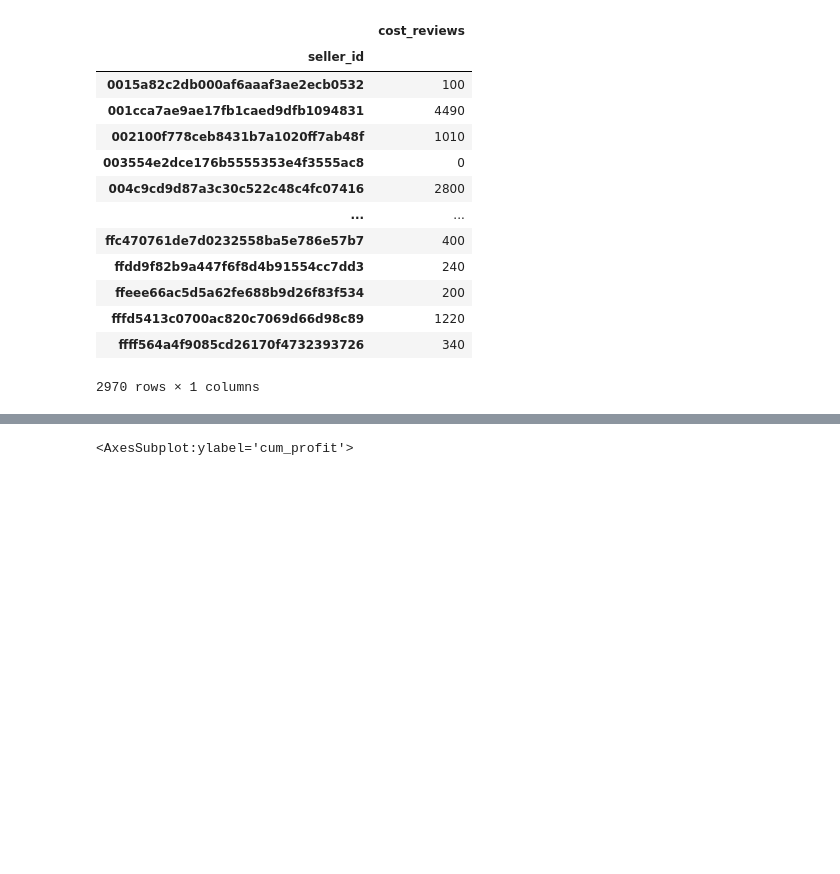
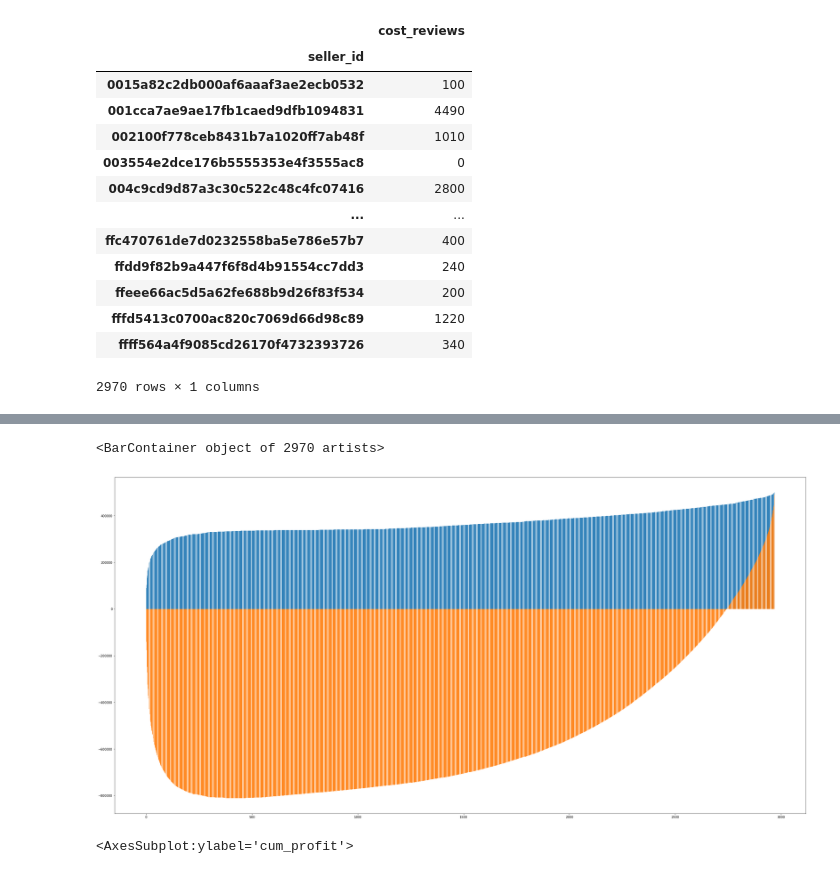
Before and after one commit to Michiel-DK/olist, a Jupyter notebook: Notebook.ipynb, the cells around one changed output, grey strips where cells are left out. Cells and saved outputs as stored; diff of their text form; code cells hidden in the pictures; blank space fills up the shorter version.

```diff
--- a/Notebook.ipynb
+++ b/Notebook.ipynb
@@ -389,3 +379,10 @@ it_prof
+# %%
+plt.figure(figsize=(40,20))
+plt.bar(x=sorted_profit.index, height = sorted_profit['cum_it_cost'], alpha = 0.9)
+plt.bar(x=sorted_profit.index, height = sorted_profit['cum_profit'], alpha = 0.9)
+# %% [output]
+<BarContainer object of 2970 artists>
+[figure, added]
 # %%
 ###Plot cumulative costs and revenues
 it_prof = sorted_profit[['cum_profit']]
```
Also changed, not shown: parts of 15 cells of this notebook, 4 other files.
